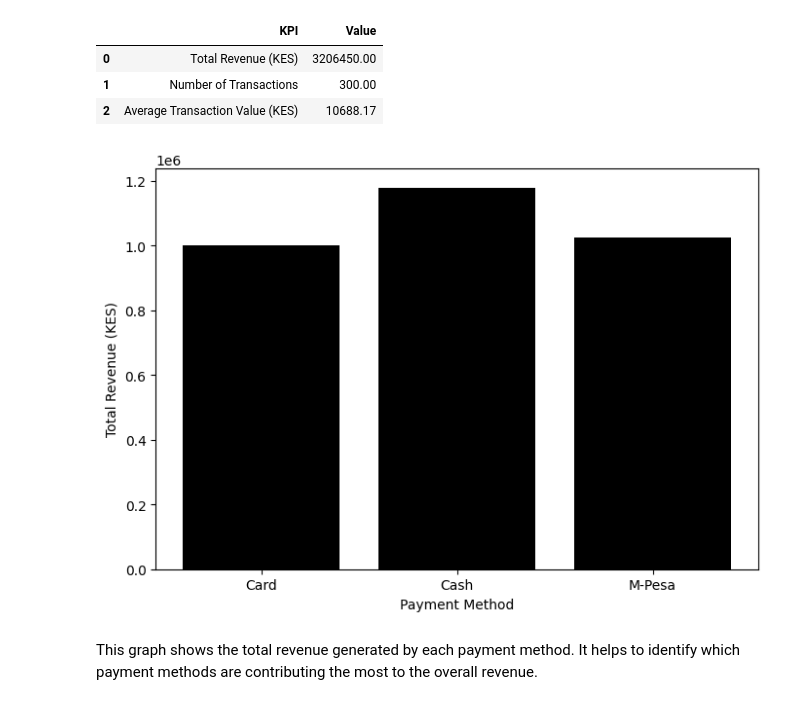
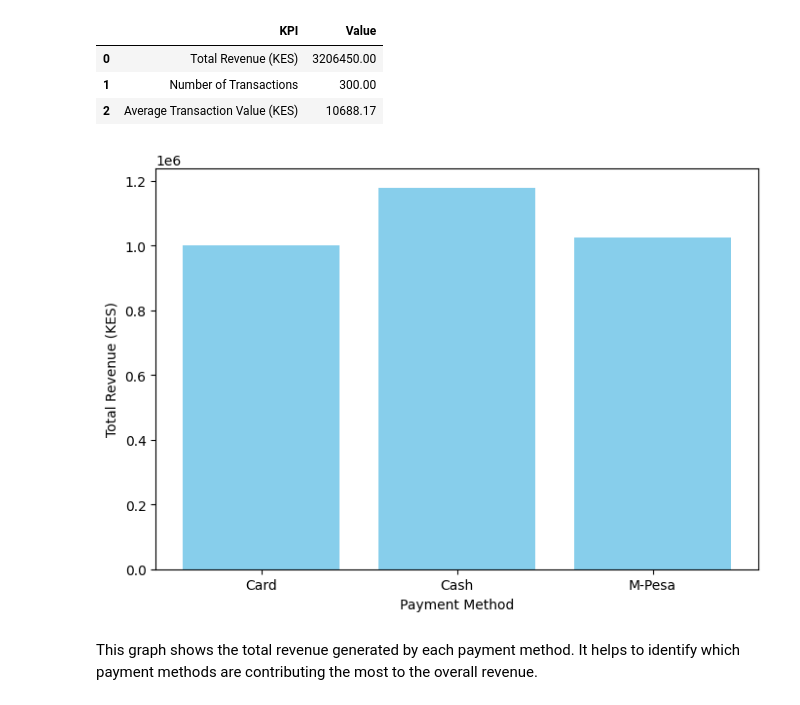
Before and after one commit to sylvainenzo/DSA2050-Week1-674139, a Jupyter notebook: Week1analysis.ipynb, the cells around one changed output. Saved outputs shown, nothing was run; the diff lists cells and outputs as text; code cells hidden in the pictures.

```diff
--- a/Week1analysis.ipynb
+++ b/Week1analysis.ipynb
@@ -104,15 +104,15 @@ kpi_summary
 # %%
 import matplotlib.pyplot as plt
 Payment_by_revenue = df.groupby("PaymentMethod")["Revenue_KES"].sum()
 
 fig, ax = plt.subplots(figsize=(7, 5))
-ax.bar(Payment_by_revenue.index, Payment_by_revenue.values, color="black")
+ax.bar(Payment_by_revenue.index, Payment_by_revenue.values, color="skyblue")
 ax.set_xlabel("Payment Method")
 ax.set_ylabel("Total Revenue (KES)")
 plt.tight_layout()
 plt.show()
 # %% [output]
-[figure, old version]
+[figure, new version]
 # %% [markdown]
 This graph shows the total revenue generated by each payment method. It helps to identify which payment methods are contributing the most to the overall revenue.
 # %% [markdown]
```
